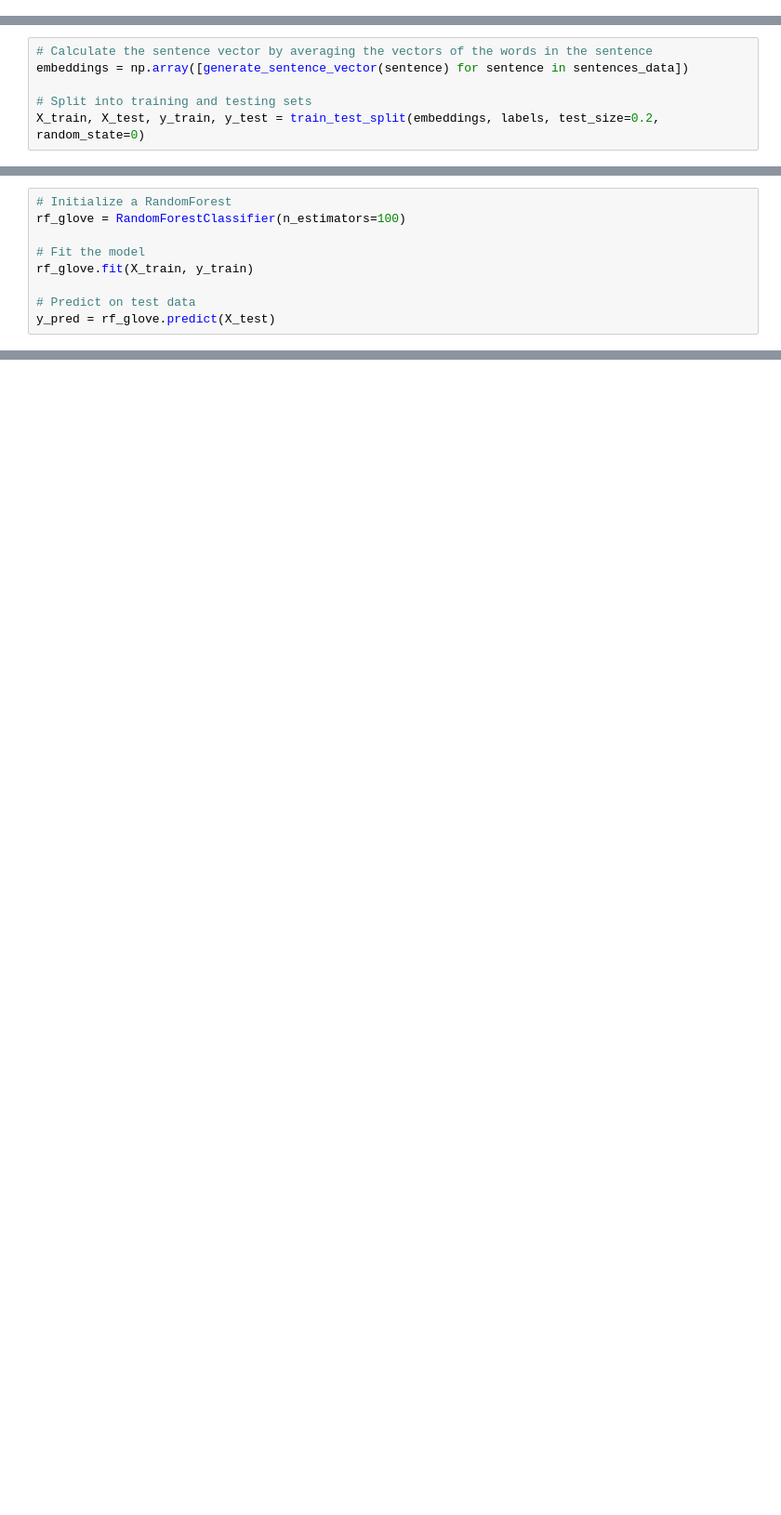
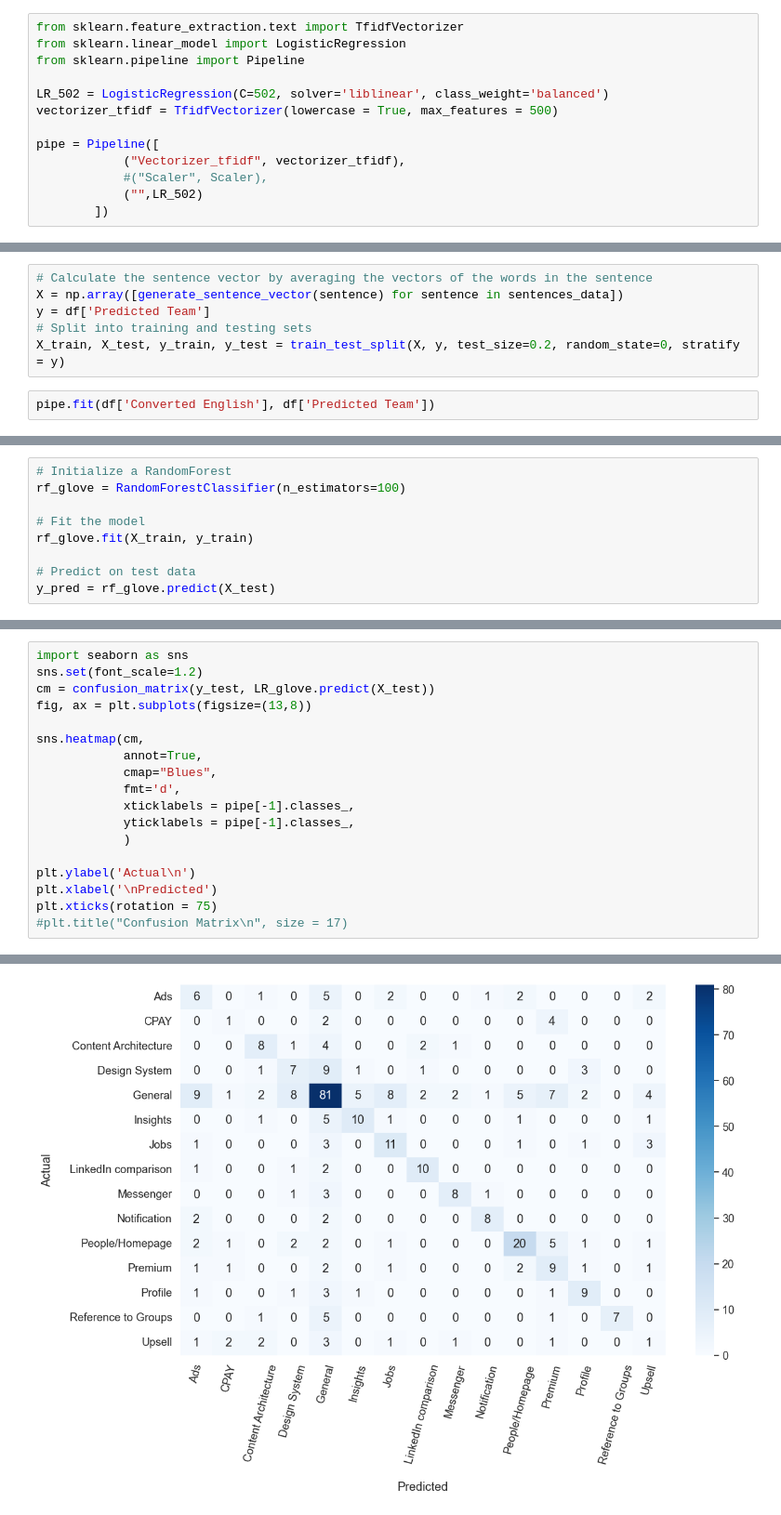
Before and after one commit to Suhask98/Master-Thesis, a Jupyter notebook: FastText.ipynb, the cells around one changed output, grey strips where cells are left out. Shown: that part at 93% size. Drawn from its saved outputs; the diff is of its cells as text; blank space fills up the shorter version.

```diff
--- a/FastText.ipynb
+++ b/FastText.ipynb
@@ -48,3 +64,16 @@ NameError: name 'df' is not defined
+# %%
+from sklearn.feature_extraction.text import TfidfVectorizer
+from sklearn.linear_model import LogisticRegression
+from sklearn.pipeline import Pipeline
+
+LR_502 = LogisticRegression(C=502, solver='liblinear', class_weight='balanced')
+vectorizer_tfidf = TfidfVectorizer(lowercase = True, max_features = 500)
+
+pipe = Pipeline([
+            ("Vectorizer_tfidf", vectorizer_tfidf),
+            #("Scaler", Scaler),
+            ("",LR_502)
+        ])
 # %%
 # Load vectors directly using Gensim
 model = KeyedVectors.load_word2vec_format(embedding_file)
@@ -60,6 +88,8 @@ labels = df['Predicted Team']
 # %%
 # Calculate the sentence vector by averaging the vectors of the words in the sentence
-embeddings = np.array([generate_sentence_vector(sentence) for sentence in sentences_data])
-
+X = np.array([generate_sentence_vector(sentence) for sentence in sentences_data])
+y = df['Predicted Team']
 # Split into training and testing sets
-X_train, X_test, y_train, y_test = train_test_split(embeddings, labels, test_size=0.2, random_state=0)
+X_train, X_test, y_train, y_test = train_test_split(X, y, test_size=0.2, random_state=0, stratify = y)
+# %%
+pipe.fit(df['Converted English'], df['Predicted Team'])
@@ -149,0 +185,19 @@ Content Architecture       0.36      0.47      0.41        19
+# %%
+import seaborn as sns
+sns.set(font_scale=1.2)
+cm = confusion_matrix(y_test, LR_glove.predict(X_test))
+fig, ax = plt.subplots(figsize=(13,8))
+
+sns.heatmap(cm,
+            annot=True,
+            cmap="Blues",
+            fmt='d',
+            xticklabels = pipe[-1].classes_,
+            yticklabels = pipe[-1].classes_,
+            )
+
+plt.ylabel('Actual\n')
+plt.xlabel('\nPredicted')
+plt.xticks(rotation = 75)
+#plt.title("Confusion Matrix\n", size = 17)
+# %% [output]
@@ -149,0 +221 @@ Content Architecture       0.36      0.47      0.41        19
+[figure, added]
```
Also changed, not shown: parts of 12 cells of this notebook.
